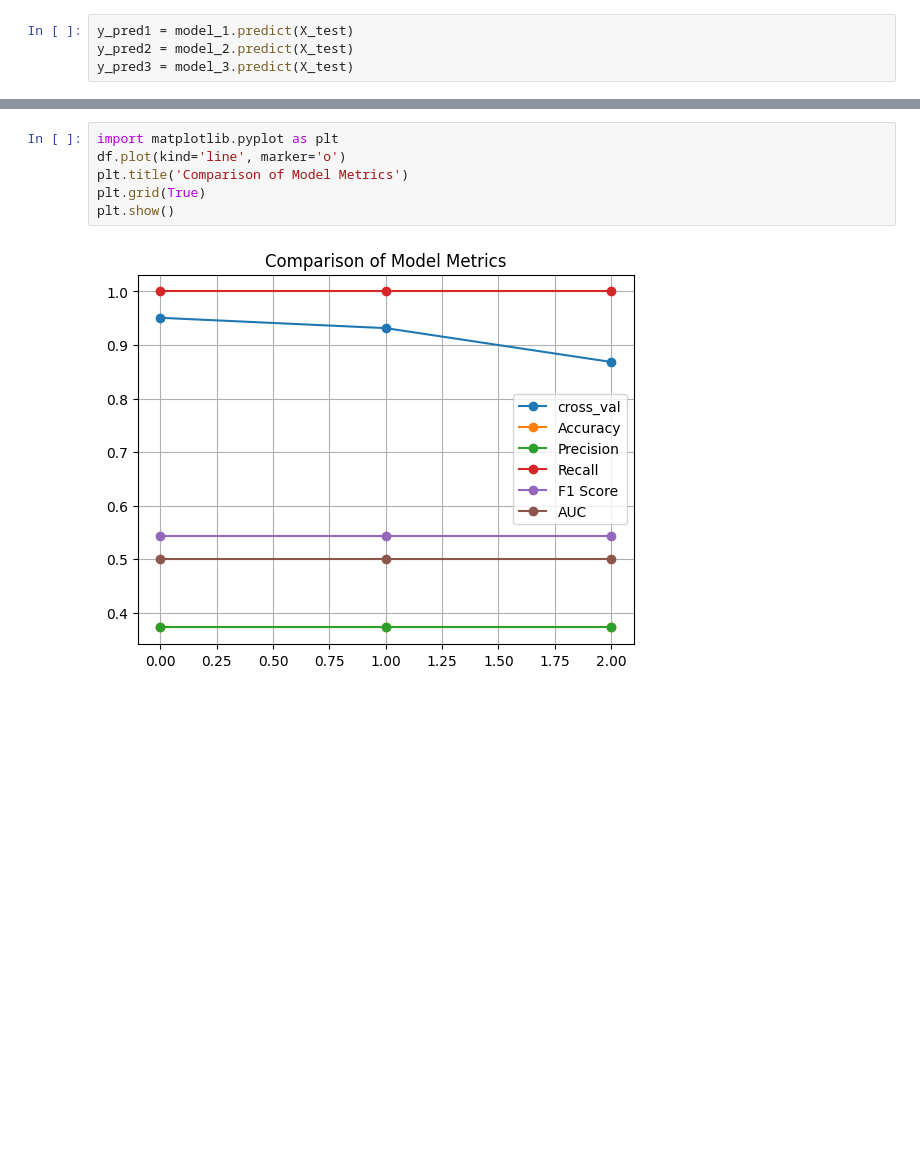
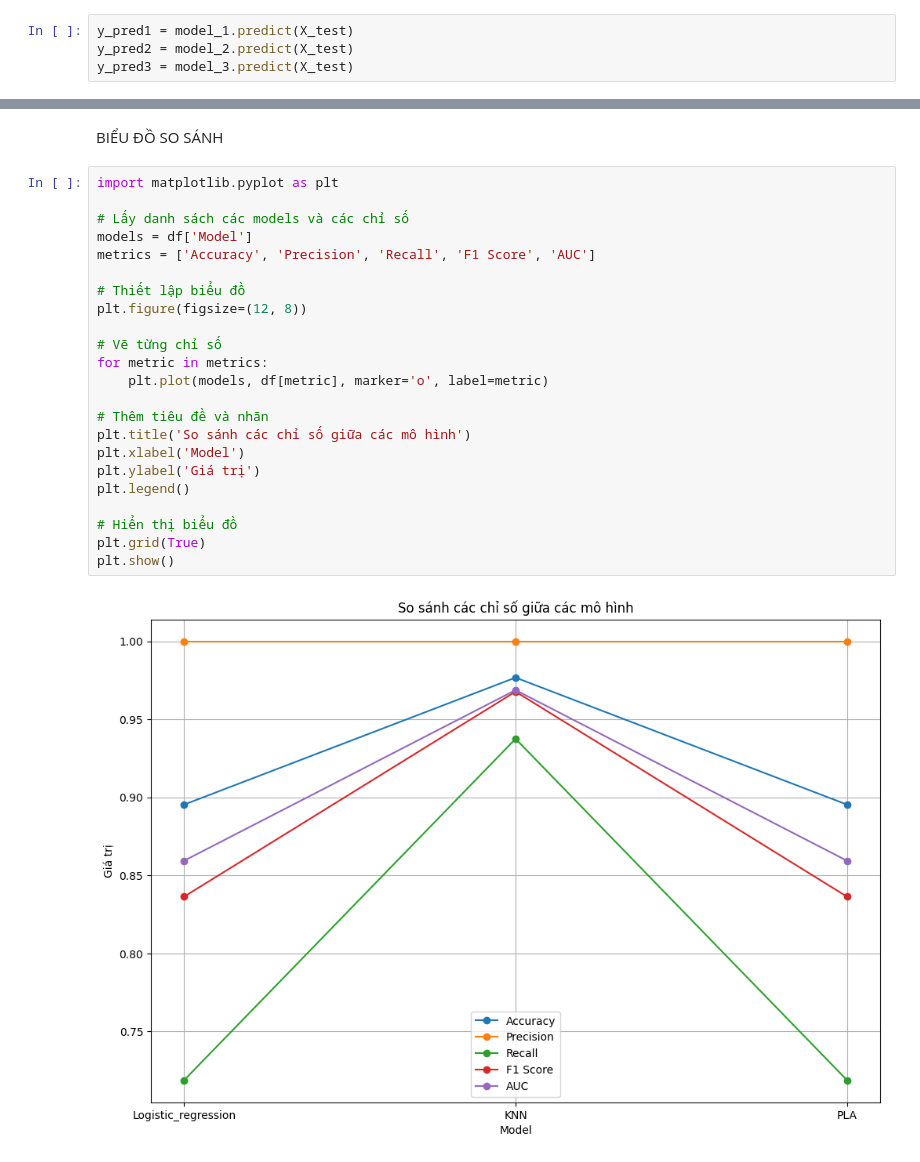
Before and after one commit to Nguyenduyhau13/Project_machine, a Jupyter notebook: machinelearning/app/training/so sánh model.ipynb, the cells around one changed output, grey strips where cells are left out. Drawn from its saved outputs; the diff is of its cells as text; blank space fills up the shorter version.

```diff
--- a/machinelearning/app/training/so sánh model.ipynb
+++ b/machinelearning/app/training/so sánh model.ipynb
@@ -126,8 +79,27 @@ df
-# %%
-import matplotlib.pyplot as plt
-df.plot(kind='line', marker='o')
-plt.title('Comparison of Model Metrics')
-plt.grid(True)
-plt.show()
-# %% [output]
-[figure, removed]
+# %% [markdown]
+BIỂU ĐỒ SO SÁNH
+# %%
+import matplotlib.pyplot as plt
+
+# Lấy danh sách các models và các chỉ số
+models = df['Model']
+metrics = ['Accuracy', 'Precision', 'Recall', 'F1 Score', 'AUC']
+
+# Thiết lập biểu đồ
+plt.figure(figsize=(12, 8))
+
+# Vẽ từng chỉ số
+for metric in metrics:
+    plt.plot(models, df[metric], marker='o', label=metric)
+
+# Thêm tiêu đề và nhãn
+plt.title('So sánh các chỉ số giữa các mô hình')
+plt.xlabel('Model')
+plt.ylabel('Giá trị')
+plt.legend()
+
+# Hiển thị biểu đồ
+plt.grid(True)
+plt.show()
+# %% [output]
+[figure, added]
```
Also changed, not shown: parts of 9 cells of this notebook.
